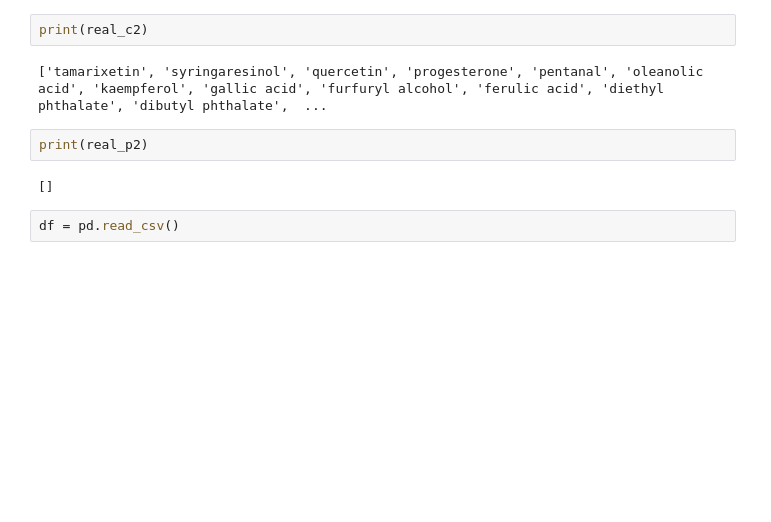
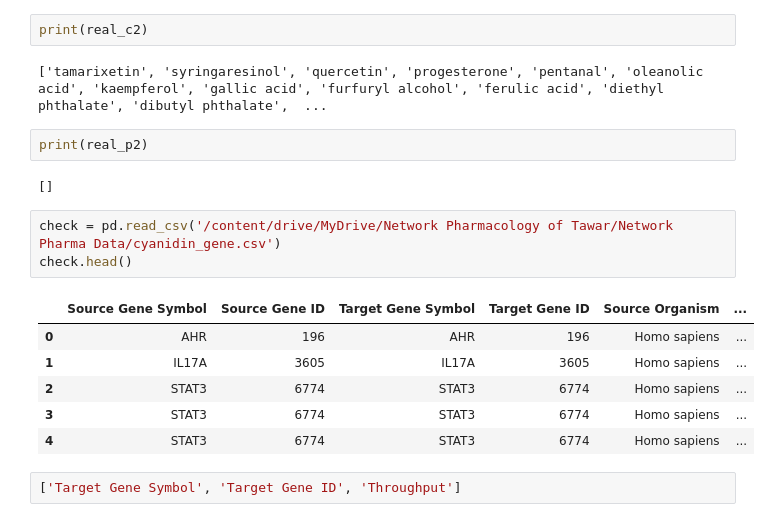
Before and after one commit to andrewjonathanbs/NetworkPharmacology-ParemRematik, a Jupyter notebook: Network_Pharmacology_of_Param_Rematik.ipynb, the cells around one changed output. Cells and saved outputs as stored; diff of their text form; blank space fills up the shorter version.

```diff
--- a/Network_Pharmacology_of_Param_Rematik.ipynb
+++ b/Network_Pharmacology_of_Param_Rematik.ipynb
@@ -642,5 +642,15 @@ print(real_c2)
 print(real_p2)
 # %% [output]
 []
-# %%
-df = pd.read_csv()
+# %%
+check = pd.read_csv('/content/drive/MyDrive/Network Pharmacology of Tawar/Network Pharma Data/cyanidin_gene.csv')
+check.head()
+# %% [output]
+|  | Source Gene Symbol | Source Gene ID | Target Gene Symbol | Target Gene ID | Source Organism | ... |
+| 0 | AHR | 196 | AHR | 196 | Homo sapiens | ... |
+| 1 | IL17A | 3605 | IL17A | 3605 | Homo sapiens | ... |
+| 2 | STAT3 | 6774 | STAT3 | 6774 | Homo sapiens | ... |
+| 3 | STAT3 | 6774 | STAT3 | 6774 | Homo sapiens | ... |
+| 4 | STAT3 | 6774 | STAT3 | 6774 | Homo sapiens | ... |
+# %%
+['Target Gene Symbol', 'Target Gene ID', 'Throughput']
```
Also changed, not shown: parts of 15 cells of this notebook.
